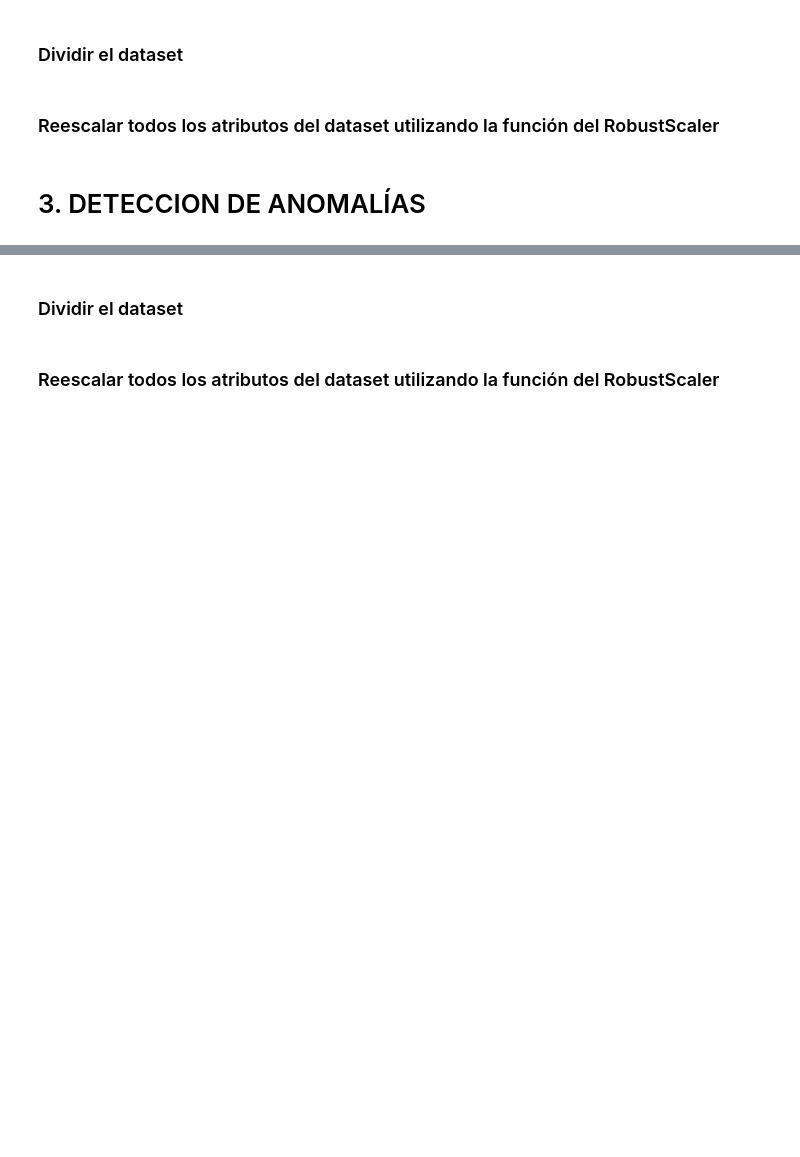
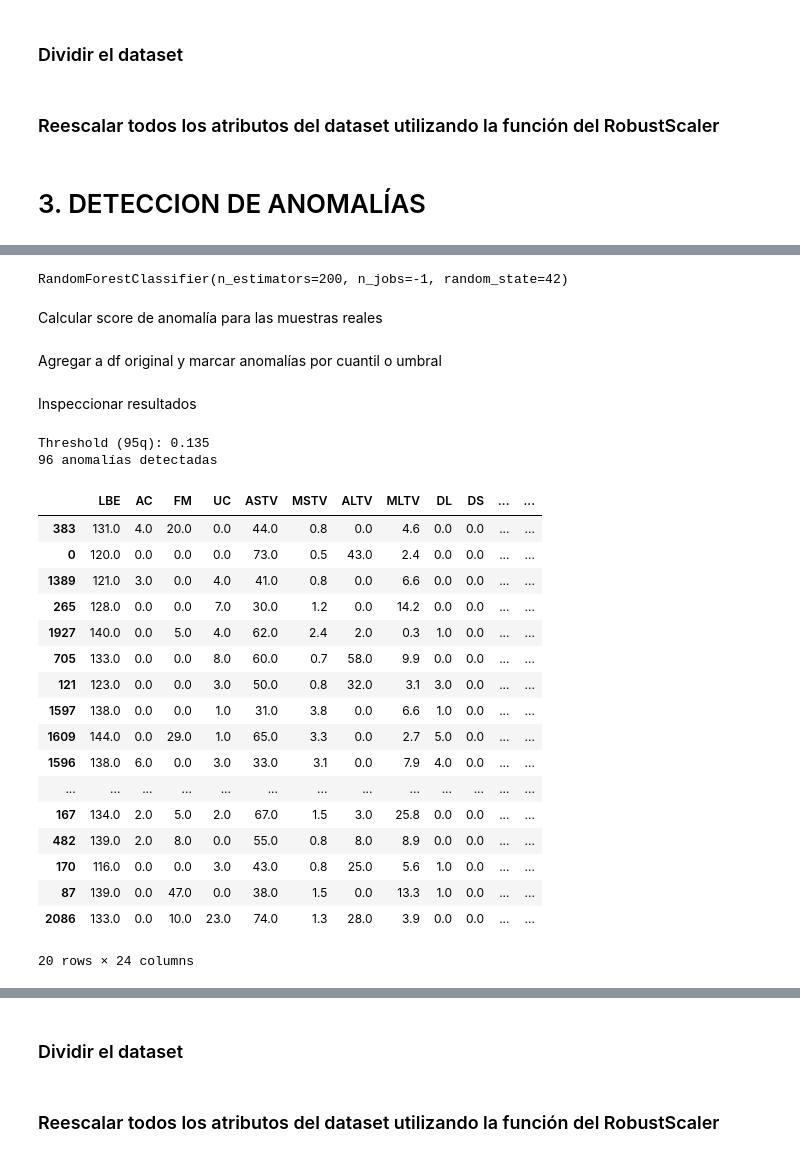
Before and after one commit to omarjmc/maestria, a Jupyter notebook: aprendizaje/grupal/AA_ACT_2_MONTEMAYOR_SEGOVIA.ipynb, the cells around one changed output, grey strips where cells are left out. Cells and saved outputs as stored; diff of their text form; code cells hidden in the pictures; blank space fills up the shorter version.

```diff
--- a/aprendizaje/grupal/AA_ACT_2_MONTEMAYOR_SEGOVIA.ipynb
+++ b/aprendizaje/grupal/AA_ACT_2_MONTEMAYOR_SEGOVIA.ipynb
@@ -1169,0 +1151,7 @@ weighted avg       0.87      0.87      0.87      1700
+# %%
+clf = RandomForestClassifier(n_estimators=200, random_state=42, n_jobs=-1)
+clf.fit(X_train, y_train)
+# %% [output]
+RandomForestClassifier(n_estimators=200, n_jobs=-1, random_state=42)
+# %% [markdown]
+Calcular score de anomalía para las muestras reales
@@ -1169,0 +1161,2 @@ weighted avg       0.87      0.87      0.87      1700
+# %% [markdown]
+Agregar a df original y marcar anomalías por cuantil o umbral
@@ -1169,0 +1168,27 @@ weighted avg       0.87      0.87      0.87      1700
+# %% [markdown]
+Inspeccionar resultados
+# %%
+print("Threshold (95q):", threshold)
+print(df_results['is_anomaly'].sum(), "anomalías detectadas")
+display(df_results.sort_values('anomaly_score', ascending=False).head(20))
+# %% [output]
+Threshold (95q): 0.135
+96 anomalías detectadas
+|  | LBE | AC | FM | UC | ASTV | MSTV | ALTV | MLTV | DL | DS | ... | ... |
+| 383 | 131.0 | 4.0 | 20.0 | 0.0 | 44.0 | 0.8 | 0.0 | 4.6 | 0.0 | 0.0 | ... | ... |
+| 0 | 120.0 | 0.0 | 0.0 | 0.0 | 73.0 | 0.5 | 43.0 | 2.4 | 0.0 | 0.0 | ... | ... |
+| 1389 | 121.0 | 3.0 | 0.0 | 4.0 | 41.0 | 0.8 | 0.0 | 6.6 | 0.0 | 0.0 | ... | ... |
+| 265 | 128.0 | 0.0 | 0.0 | 7.0 | 30.0 | 1.2 | 0.0 | 14.2 | 0.0 | 0.0 | ... | ... |
+| 1927 | 140.0 | 0.0 | 5.0 | 4.0 | 62.0 | 2.4 | 2.0 | 0.3 | 1.0 | 0.0 | ... | ... |
+| 705 | 133.0 | 0.0 | 0.0 | 8.0 | 60.0 | 0.7 | 58.0 | 9.9 | 0.0 | 0.0 | ... | ... |
+| 121 | 123.0 | 0.0 | 0.0 | 3.0 | 50.0 | 0.8 | 32.0 | 3.1 | 3.0 | 0.0 | ... | ... |
+| 1597 | 138.0 | 0.0 | 0.0 | 1.0 | 31.0 | 3.8 | 0.0 | 6.6 | 1.0 | 0.0 | ... | ... |
+| 1609 | 144.0 | 0.0 | 29.0 | 1.0 | 65.0 | 3.3 | 0.0 | 2.7 | 5.0 | 0.0 | ... | ... |
+| 1596 | 138.0 | 6.0 | 0.0 | 3.0 | 33.0 | 3.1 | 0.0 | 7.9 | 4.0 | 0.0 | ... | ... |
+| ... | ... | ... | ... | ... | ... | ... | ... | ... | ... | ... | ... | ... |
+| 167 | 134.0 | 2.0 | 5.0 | 2.0 | 67.0 | 1.5 | 3.0 | 25.8 | 0.0 | 0.0 | ... | ... |
+| 482 | 139.0 | 2.0 | 8.0 | 0.0 | 55.0 | 0.8 | 8.0 | 8.9 | 0.0 | 0.0 | ... | ... |
+| 170 | 116.0 | 0.0 | 0.0 | 3.0 | 43.0 | 0.8 | 25.0 | 5.6 | 1.0 | 0.0 | ... | ... |
+| 87 | 139.0 | 0.0 | 47.0 | 0.0 | 38.0 | 1.5 | 0.0 | 13.3 | 1.0 | 0.0 | ... | ... |
+| 2086 | 133.0 | 0.0 | 10.0 | 23.0 | 74.0 | 1.3 | 28.0 | 3.9 | 0.0 | 0.0 | ... | ... |
+20 rows × 24 columns
```
Also changed, not shown: parts of 24 cells of this notebook.
